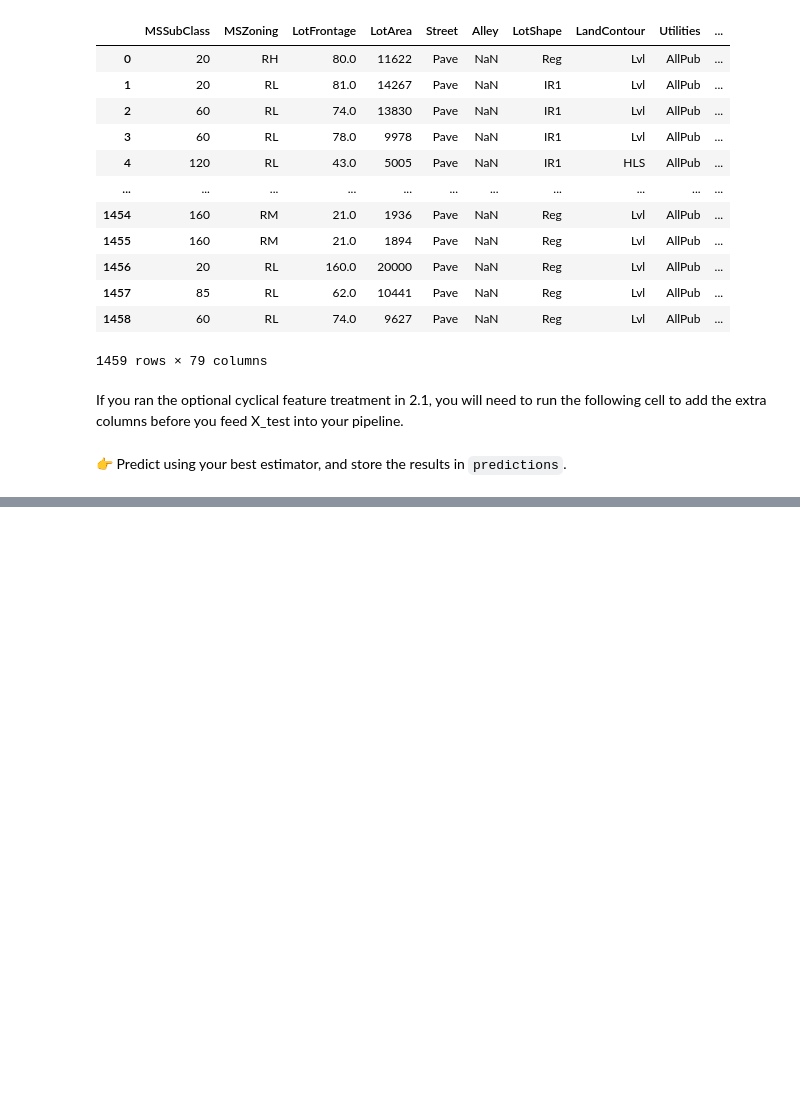
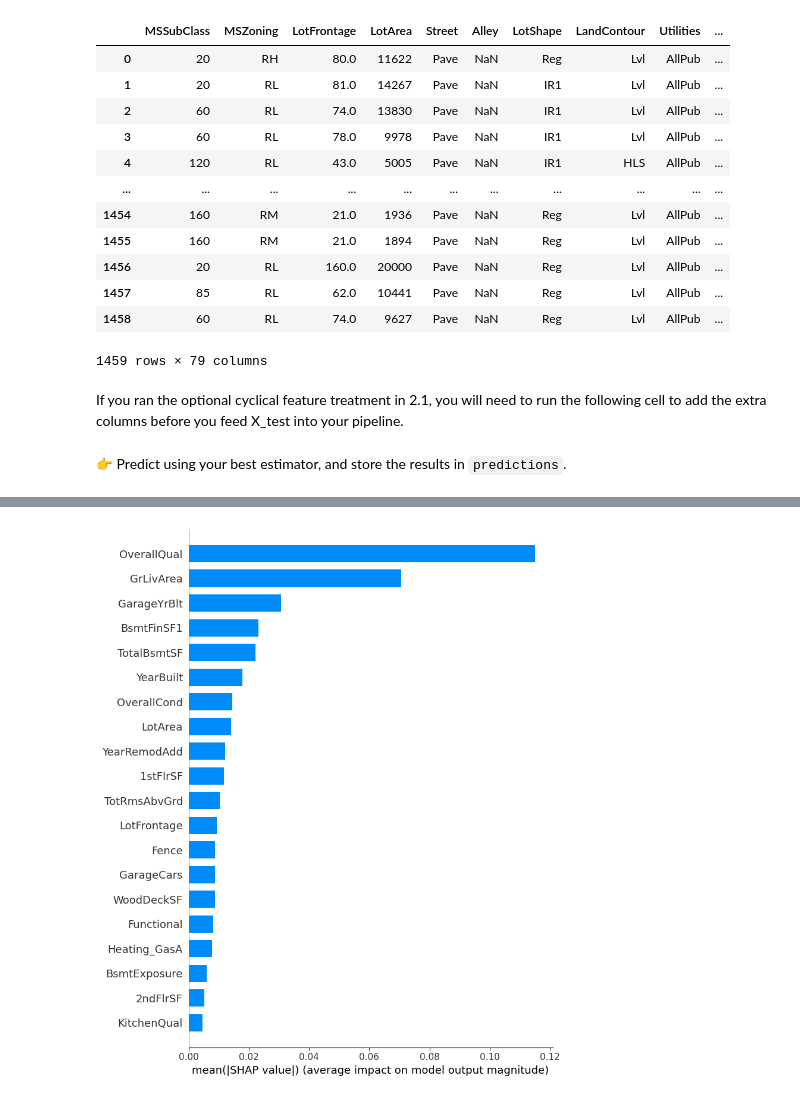
Before and after one commit to Gechen989898/HousePricePrediction, a Jupyter notebook: notebooks/house_price_prediction.ipynb, the cells around one changed output, grey strips where cells are left out. Drawn from its saved outputs; the diff is of its cells as text; code cells hidden in the pictures; blank space fills up the shorter version.

```diff
--- a/notebooks/house_price_prediction.ipynb
+++ b/notebooks/house_price_prediction.ipynb
@@ -1016,0 +1078,9 @@ results.to_csv("/Users/gechen/Projects/HousePricePrediction/data/prediction_fina
+# %%
+shap.summary_plot(
+    shap_values,
+    X_train_preproc,
+    feature_names=clean_names,
+    plot_type="bar"
+)
+# %% [output]
+[figure, added]
```
Also changed, not shown: parts of 50 cells of this notebook, 5 other files.
